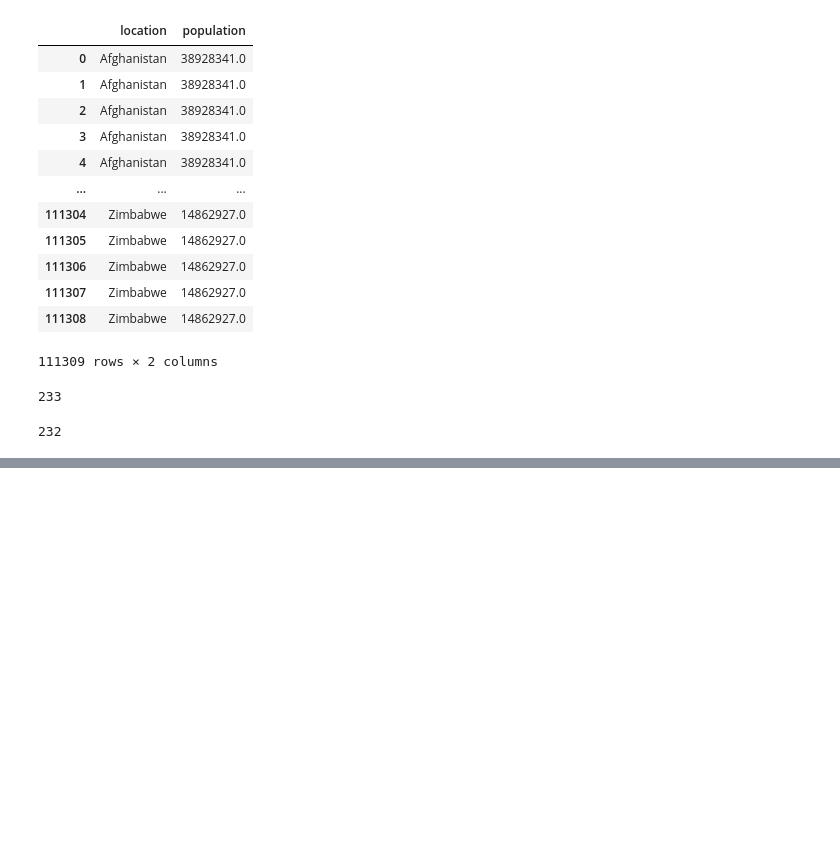
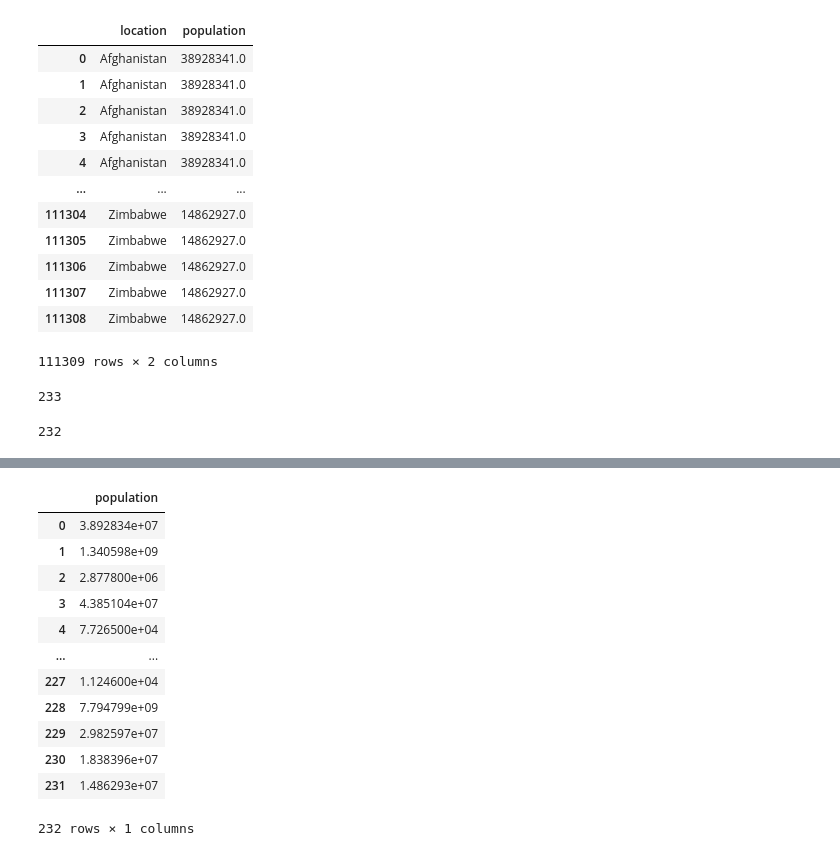
Before and after one commit to snkty8/Test_COVID_Project, a Jupyter notebook: ETL_COVID_dataset.ipynb, the cells around one changed output, grey strips where cells are left out. Cells and saved outputs as stored; diff of their text form; code cells hidden in the pictures; blank space fills up the shorter version.

```diff
--- a/ETL_COVID_dataset.ipynb
+++ b/ETL_COVID_dataset.ipynb
@@ -242,0 +245,16 @@ NameError: name 'population_per_country_df' is not defined
+# %%
+population_df
+# %% [output]
+|  | population |
+| 0 | 3.892834e+07 |
+| 1 | 1.340598e+09 |
+| 2 | 2.877800e+06 |
+| 3 | 4.385104e+07 |
+| 4 | 7.726500e+04 |
+| ... | ... |
+| 227 | 1.124600e+04 |
+| 228 | 7.794799e+09 |
+| 229 | 2.982597e+07 |
+| 230 | 1.838396e+07 |
+| 231 | 1.486293e+07 |
+232 rows × 1 columns
```
Also changed, not shown: parts of 5 cells of this notebook.
